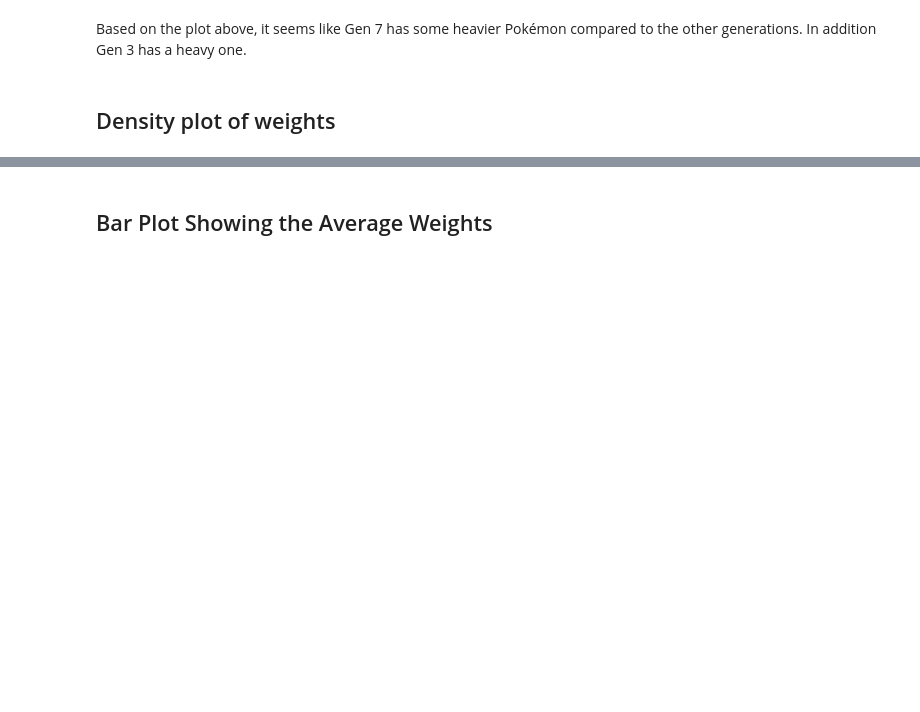
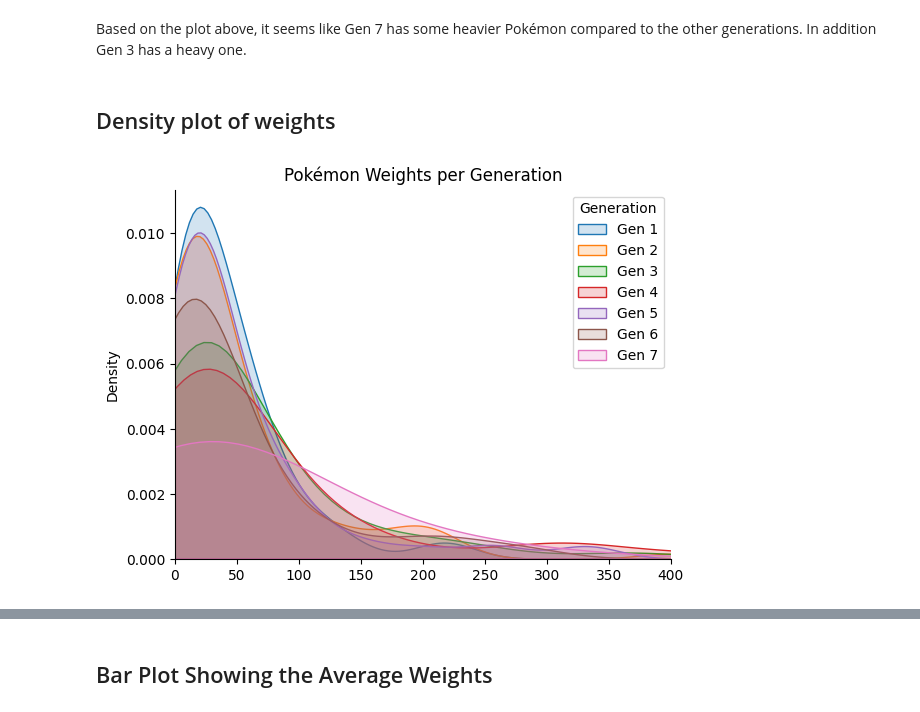
Before and after one commit to ylvao/HEL-8048, a Jupyter notebook: exam.ipynb, the cells around one changed output, grey strips where cells are left out. Cells and saved outputs as stored; diff of their text form; code cells hidden in the pictures; blank space fills up the shorter version.

```diff
--- a/exam.ipynb
+++ b/exam.ipynb
@@ -96,0 +74,17 @@ plt.show()
+# %%
+# Generate density plot for each generation's weights
+for i in range(1, 8):
+    sns.kdeplot(gen_weights[str(i)], label=f'Gen {i}', fill=True, alpha=0.2)
+
+# Customize plot
+ax = plt.gca()
+ax.spines['top'].set_visible(False)
+ax.spines['right'].set_visible(False)
+
+plt.xlim(0, 400)
+plt.ylabel("Density")
+plt.title("Pokémon Weights per Generation")
+plt.legend(title="Generation")
+plt.show()
+# %% [output]
+[figure, added]
```
Also changed, not shown: parts of 3 cells of this notebook.
